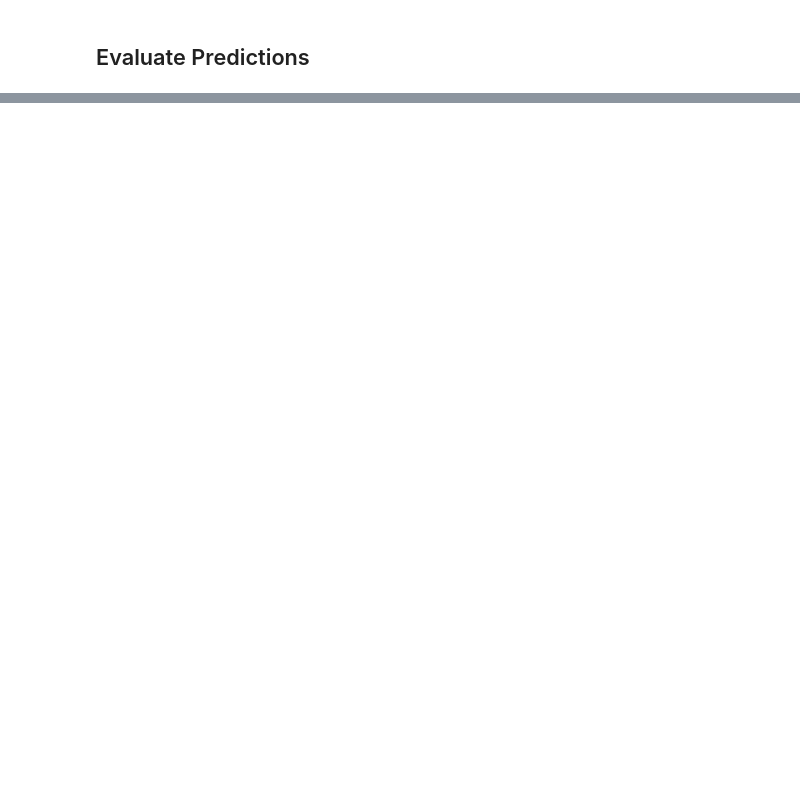
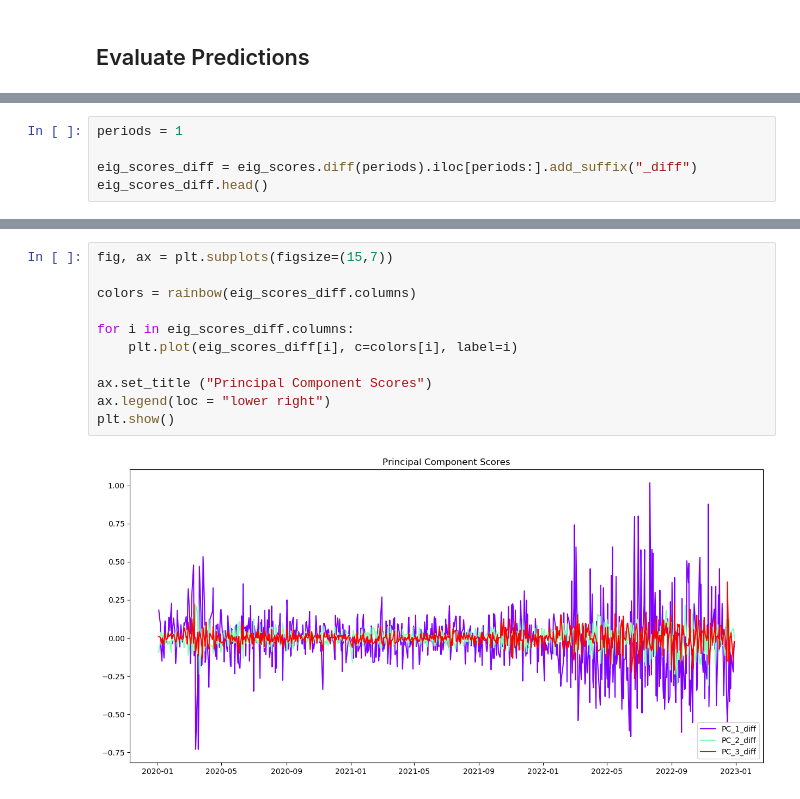
Before and after one commit to bernhard-pfann/pca-yield-curve-analytics, a Jupyter notebook: notebooks/evaluate-predictions.ipynb, the cells around one changed output, grey strips where cells are left out. Saved outputs shown, nothing was run; the diff lists cells and outputs as text; blank space fills up the shorter version.

```diff
--- a/notebooks/evaluate-predictions.ipynb
+++ b/notebooks/evaluate-predictions.ipynb
@@ -22,0 +66,5 @@ components    = pca.components[:pca.k]
+# %%
+periods = 1
+
+eig_scores_diff = eig_scores.diff(periods).iloc[periods:].add_suffix("_diff")
+eig_scores_diff.head()
@@ -22,0 +79,13 @@ components    = pca.components[:pca.k]
+# %%
+fig, ax = plt.subplots(figsize=(15,7))
+
+colors = rainbow(eig_scores_diff.columns)
+
+for i in eig_scores_diff.columns:
+    plt.plot(eig_scores_diff[i], c=colors[i], label=i)
+
+ax.set_title ("Principal Component Scores")
+ax.legend(loc = "lower right")
+plt.show()
+# %% [output]
+[figure, added]
```
Also changed, not shown: parts of 16 cells of this notebook, 2 other files.
